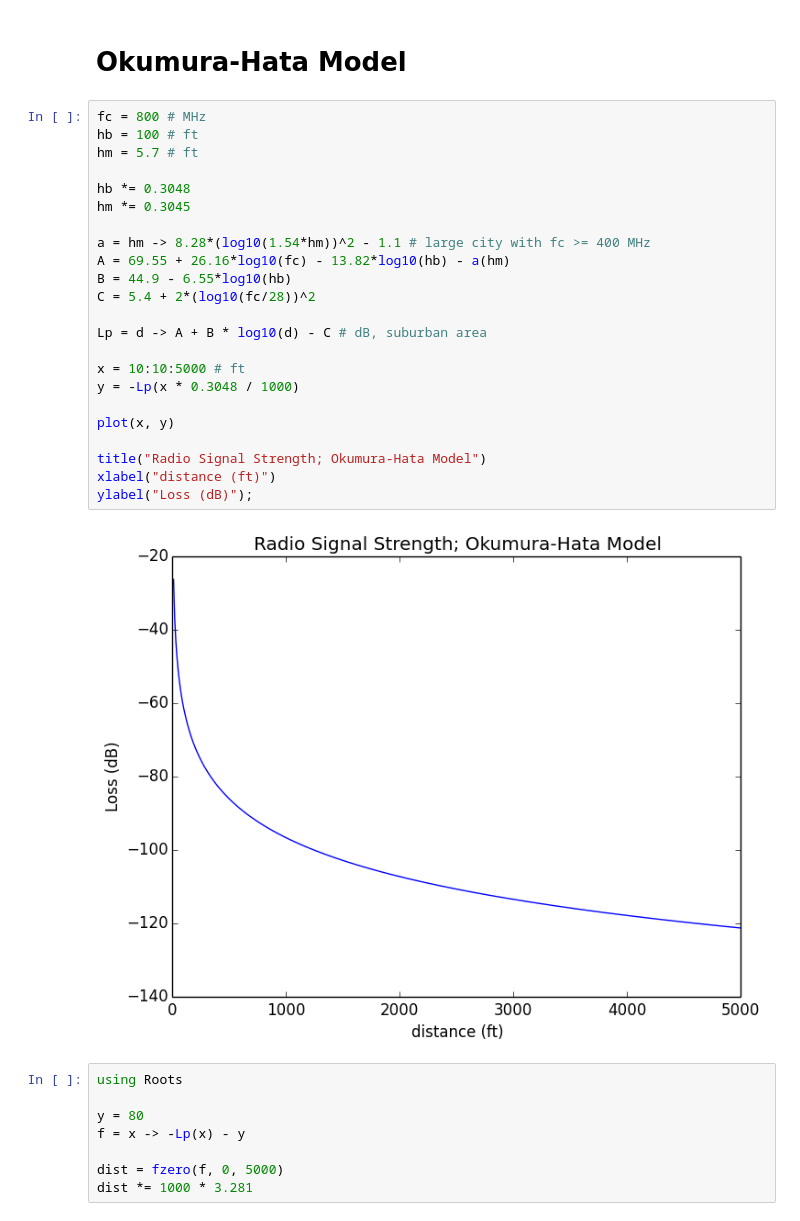
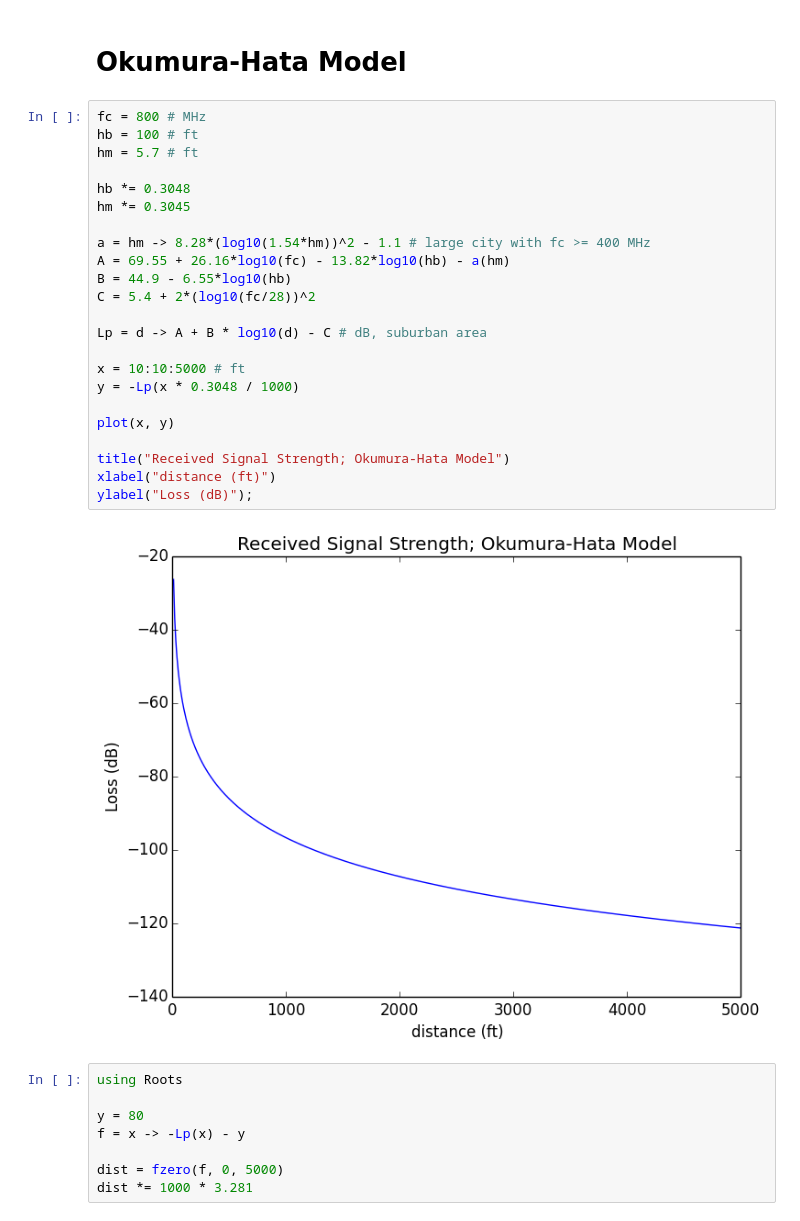
Before and after one commit to neosado/UTM, a Jupyter notebook: UTMScenario.ipynb, the cells around one changed output. Cells and saved outputs as stored; diff of their text form.

```diff
--- a/UTMScenario.ipynb
+++ b/UTMScenario.ipynb
@@ -5,28 +5,28 @@ using PyPlot
 # %%
 fc = 800 # MHz
 hb = 100 # ft
 hm = 5.7 # ft
 
 hb *= 0.3048
 hm *= 0.3045
 
 a = hm -> 8.28*(log10(1.54*hm))^2 - 1.1 # large city with fc >= 400 MHz
 A = 69.55 + 26.16*log10(fc) - 13.82*log10(hb) - a(hm)
 B = 44.9 - 6.55*log10(hb)
 C = 5.4 + 2*(log10(fc/28))^2
 
 Lp = d -> A + B * log10(d) - C # dB, suburban area
 
 x = 10:10:5000 # ft
 y = -Lp(x * 0.3048 / 1000)
 
 plot(x, y)
 
-title("Radio Signal Strength; Okumura-Hata Model")
+title("Received Signal Strength; Okumura-Hata Model")
 xlabel("distance (ft)")
 ylabel("Loss (dB)");
 # %% [output]
-[figure, old version]
+[figure, new version]
 # %%
 using Roots
 
```
Also changed, not shown: 6 other files.
